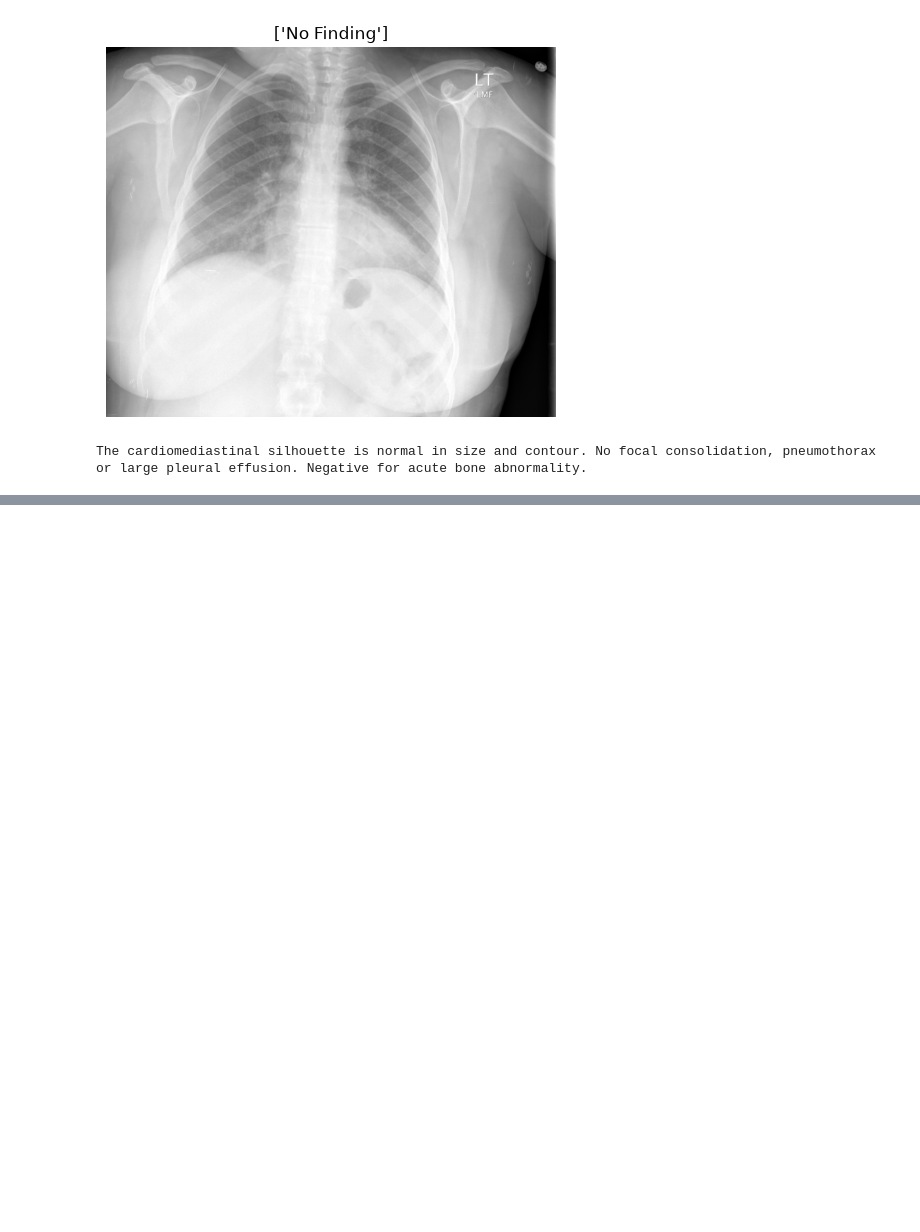
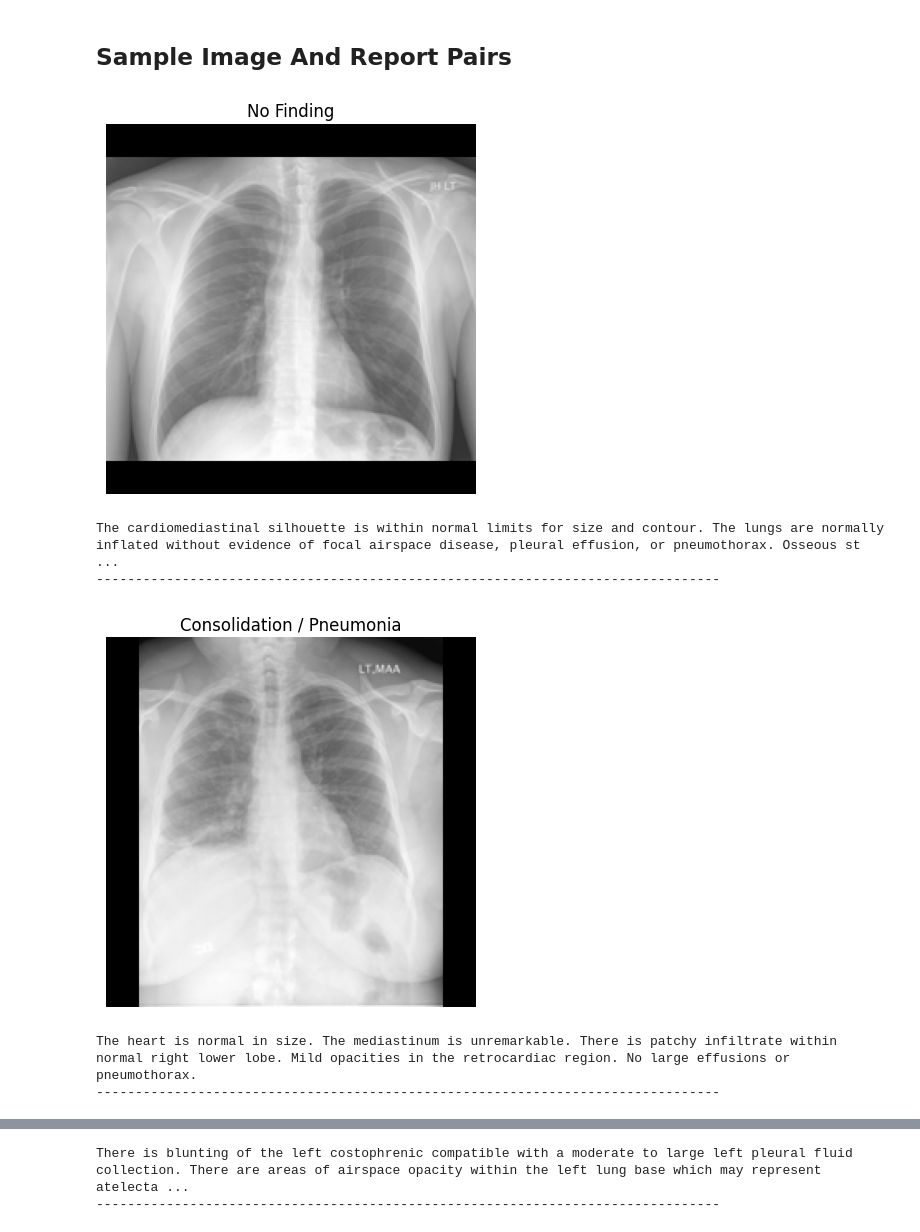
Before and after one commit to Rabby3075/RadScribe, a Jupyter notebook: notebooks/01_eda.ipynb, the cells around one changed output, grey strips where cells are left out. Saved outputs shown, nothing was run; the diff lists cells and outputs as text; code cells hidden in the pictures; blank space fills up the shorter version.

Commit message:
Build Phase 1 manifest, labels, EDA, and datasheet

```diff
--- a/notebooks/01_eda.ipynb
+++ b/notebooks/01_eda.ipynb
@@ -13,0 +58,9 @@ df.sample(5)[["image_id","projection","labels","report_text"]]
+# %%
+label_table = (
+    df.explode('labels')['labels']
+    .value_counts()
+    .rename_axis('label')
+    .reset_index(name='rows')
+)
+label_table['percent'] = (label_table['rows'] / len(df) * 100).round(1)
+label_table
@@ -13,0 +98,9 @@ df.sample(5)[["image_id","projection","labels","report_text"]]
+# %%
+no_finding_pct = label_table.loc[label_table['label'] == 'No Finding', 'percent'].iloc[0]
+other_pct = label_table.loc[label_table['label'] == 'Other', 'percent'].iloc[0]
+rare = label_table[label_table['label'].isin(['Edema', 'Pneumothorax'])][['label', 'percent']]
+
+print(f'No Finding: {no_finding_pct}%')
+print(f'Other: {other_pct}%')
+for _, row in rare.iterrows():
+    print(f"{row['label']}: {row['percent']}%")
@@ -14,11 +139,21 @@ df.sample(5)[["image_id","projection","labels","report_text"]]
+# %% [markdown]
+## Sample Image And Report Pairs
 # %%
-from PIL import Image
-import matplotlib.pyplot as plt
+sample = df.sample(3, random_state=7)
 
-row = df[df.image_id == "2215_IM-0820-1001.dcm"].iloc[0]
-img = Image.open("../data/images/images_normalized/" + row.image_id + ".png")
-plt.imshow(img, cmap="gray"); plt.axis("off"); plt.title(row.labels); plt.show()
-print(row.report_text)
+for _, row in sample.iterrows():
+    relative_image_path = Path(str(row['image_path']).replace('\\', '/'))
+    img = Image.open(PROJECT_ROOT / relative_image_path)
+    plt.imshow(img, cmap='gray')
+    plt.axis('off')
+    plt.title(', '.join(row['labels']))
+    plt.show()
+    print(row['report_text'])
+    print('-' * 80)
 # %% [output]
-[figure, old version]
+[figure, new version]
-The cardiomediastinal silhouette is normal in size and contour. No focal consolidation, pneumothorax or large pleural effusion. Negative for acute bone abnormality.
+The cardiomediastinal silhouette is within normal limits for size and contour. The lungs are normally inflated without evidence of focal airspace disease, pleural effusion, or pneumothorax. Osseous st ...
+--------------------------------------------------------------------------------
+[figure, added]
+The heart is normal in size. The mediastinum is unremarkable. There is patchy infiltrate within normal right lower lobe. Mild opacities in the retrocardiac region. No large effusions or pneumothorax.
+--------------------------------------------------------------------------------
@@ -24,0 +161,2 @@ The cardiomediastinal silhouette is normal in size and contour. No focal consoli
+There is blunting of the left costophrenic compatible with a moderate to large left pleural fluid collection. There are areas of airspace opacity within the left lung base which may represent atelecta ...
+--------------------------------------------------------------------------------
```
Also changed, not shown: parts of 21 cells of this notebook, 17 other files.
